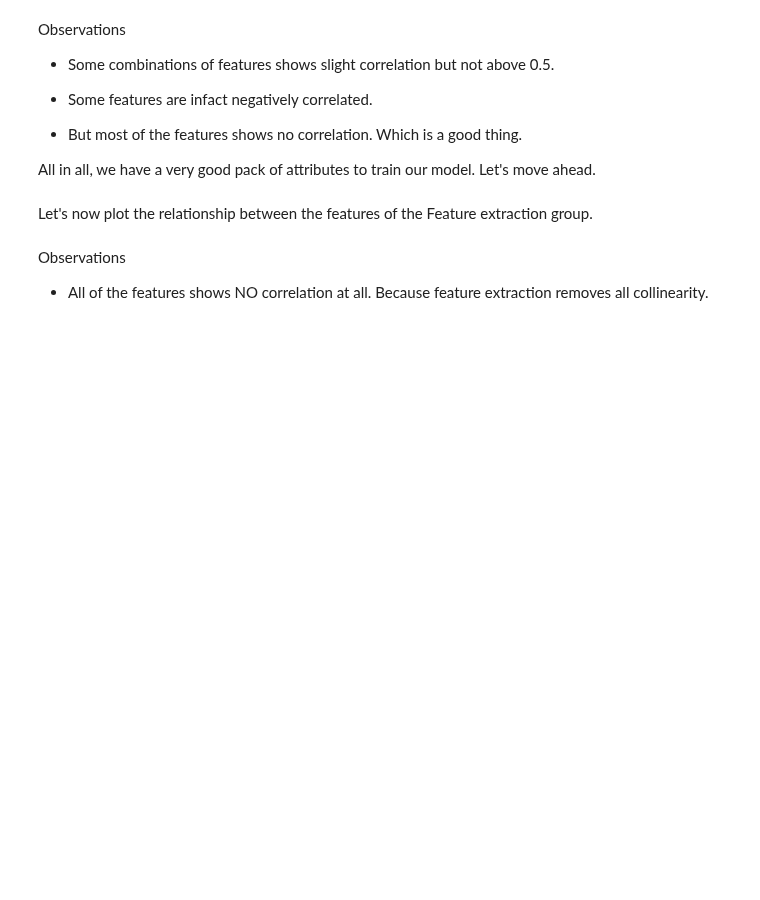
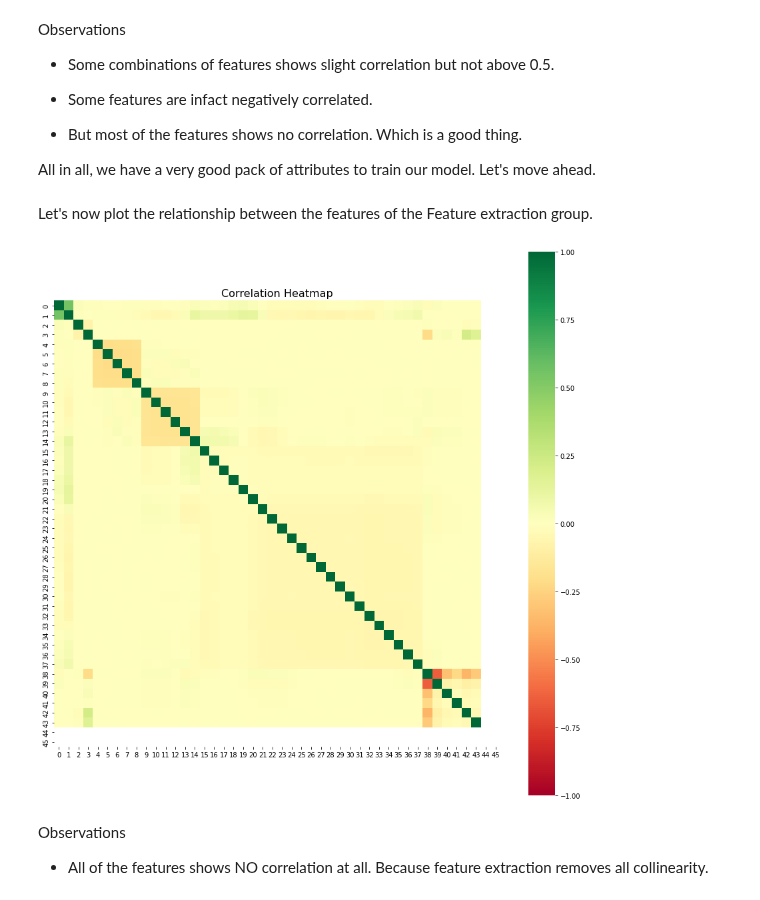
Before and after one commit to harshithgowdakc/NYC-Taxi-Data, a Jupyter notebook: NYC_Taxi_Data.ipynb, the cells around one changed output. Cells and saved outputs as stored; diff of their text form; code cells hidden in the pictures; blank space fills up the shorter version.

```diff
--- a/NYC_Taxi_Data.ipynb
+++ b/NYC_Taxi_Data.ipynb
@@ -1177,11 +1001,13 @@ All in all, we have a very good pack of attributes to train our model. Let's mov
 Let's now plot the relationship between the features of the Feature extraction group.
 # %%
 plt.figure(figsize=(15,15))
-corr = pd.DataFrame(X_train_pca).corr()
-corr.index = pd.DataFrame(X_train_pca).columns
+corr = pd.DataFrame(X_train).corr()
+corr.index = pd.DataFrame(X_train).columns
 sns.heatmap(corr, cmap='RdYlGn', vmin=-1, vmax=1, square=True)
 plt.title("Correlation Heatmap", fontsize=16)
 plt.show()
+# %% [output]
+[figure, added]
 # %% [markdown]
 Observations
 *   All of the features shows NO correlation at all. Because feature extraction removes all collinearity.
```
Also changed, not shown: parts of 24 cells of this notebook.
